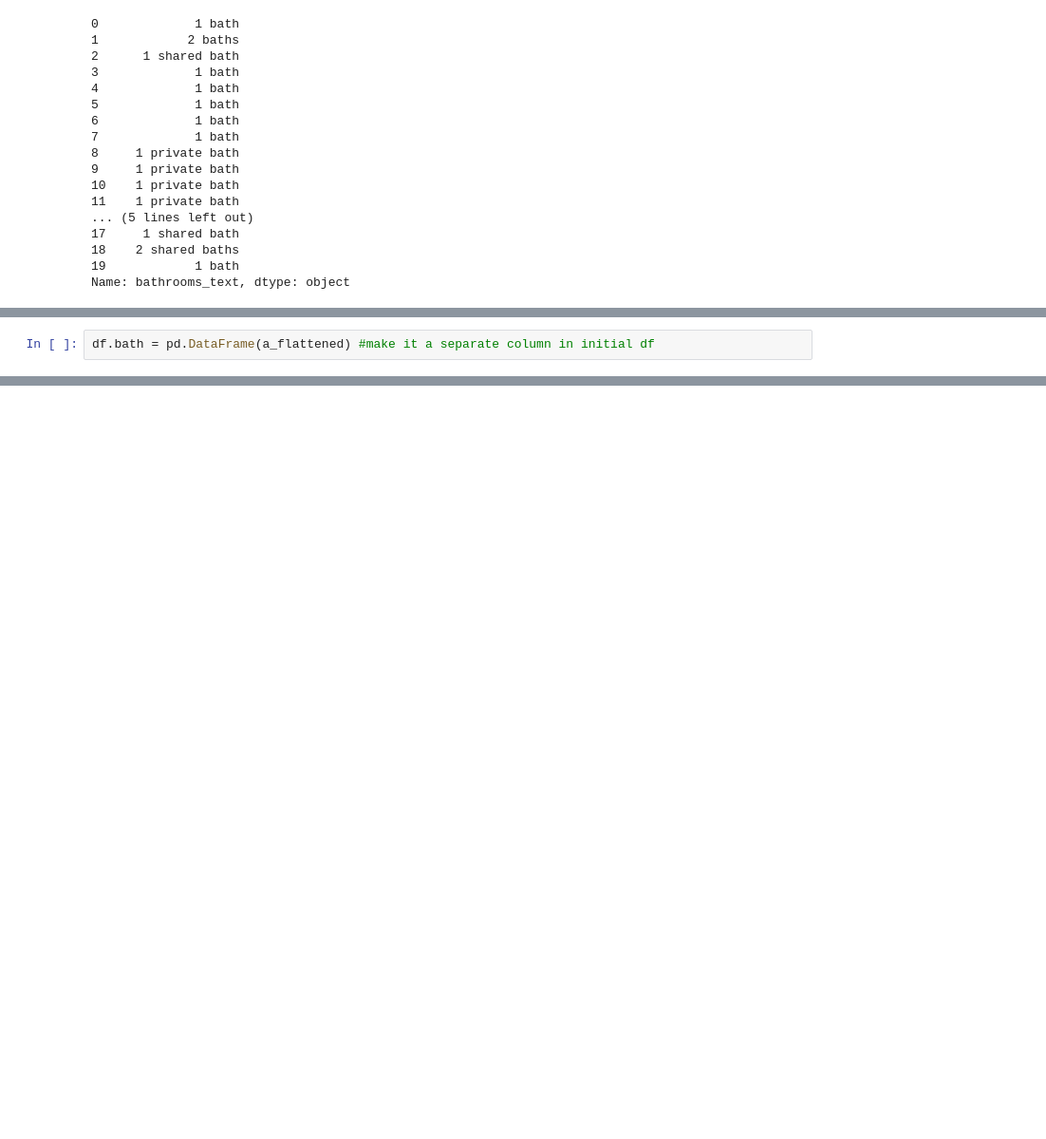
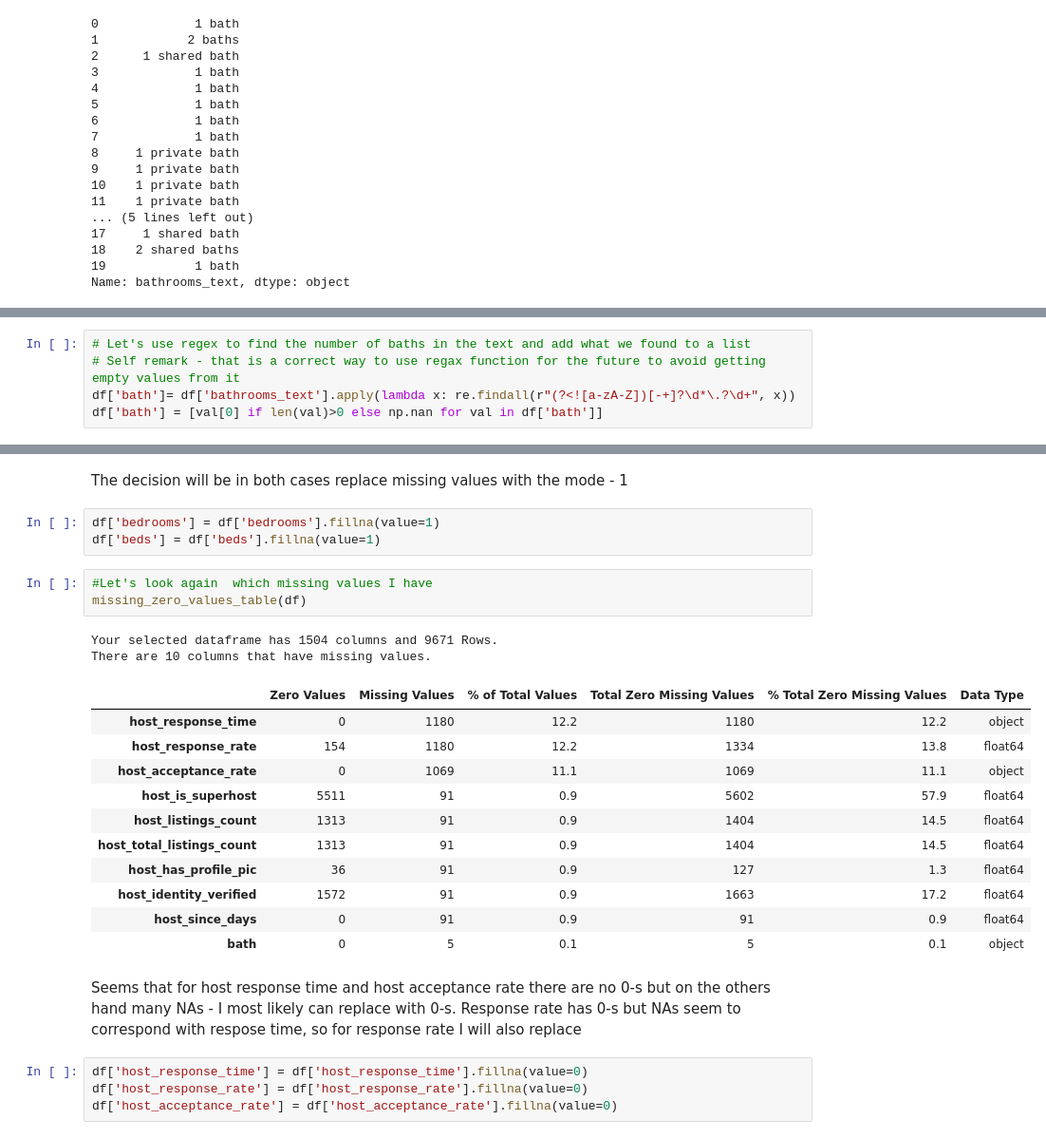
Before and after one commit to pilipentseva/predictions, a Jupyter notebook: Predictions_HW2_airbnb_SD.ipynb, the cells around one changed output, grey strips where cells are left out. Shown: that part at 95% size. Cells and saved outputs as stored; diff of their text form; blank space fills up the shorter version.

```diff
--- a/Predictions_HW2_airbnb_SD.ipynb
+++ b/Predictions_HW2_airbnb_SD.ipynb
@@ -706,2 +642,0 @@ a_flattened #looks better
-# %%
-df.bath = pd.DataFrame(a_flattened) #make it a separate column in initial df
@@ -1111,0 +645,5 @@ AttributeError: 'DataFrame' object has no attribute 'bath'
+# %%
+# Let's use regex to find the number of baths in the text and add what we found to a list
+# Self remark - that is a correct way to use regax function for the future to avoid getting empty values from it
+df['bath']= df['bathrooms_text'].apply(lambda x: re.findall(r"(?<![a-zA-Z])[-+]?\d*\.?\d+", x))
+df['bath'] = [val[0] if len(val)>0 else np.nan for val in df['bath']]
@@ -1111,0 +977,28 @@ AttributeError: 'DataFrame' object has no attribute 'bath'
+# %% [markdown]
+The decision will be in both cases replace missing values with the mode - 1
+# %%
+df['bedrooms'] = df['bedrooms'].fillna(value=1)
+df['beds'] = df['beds'].fillna(value=1)
+# %%
+#Let's look again  which missing values I have
+missing_zero_values_table(df)
+# %% [output]
+Your selected dataframe has 1504 columns and 9671 Rows.
+There are 10 columns that have missing values.
+|  | Zero Values | Missing Values | % of Total Values | Total Zero Missing Values | % Total Zero Missing Values | Data Type |
+| host_response_time | 0 | 1180 | 12.2 | 1180 | 12.2 | object |
+| host_response_rate | 154 | 1180 | 12.2 | 1334 | 13.8 | float64 |
+| host_acceptance_rate | 0 | 1069 | 11.1 | 1069 | 11.1 | object |
+| host_is_superhost | 5511 | 91 | 0.9 | 5602 | 57.9 | float64 |
+| host_listings_count | 1313 | 91 | 0.9 | 1404 | 14.5 | float64 |
+| host_total_listings_count | 1313 | 91 | 0.9 | 1404 | 14.5 | float64 |
+| host_has_profile_pic | 36 | 91 | 0.9 | 127 | 1.3 | float64 |
+| host_identity_verified | 1572 | 91 | 0.9 | 1663 | 17.2 | float64 |
+| host_since_days | 0 | 91 | 0.9 | 91 | 0.9 | float64 |
+| bath | 0 | 5 | 0.1 | 5 | 0.1 | object |
+# %% [markdown]
+Seems that for host response time and host acceptance rate there are no 0-s but on the others hand many NAs - I most likely can replace with 0-s. Response rate has 0-s but NAs seem to correspond with respose time, so for response rate I will also replace
+# %%
+df['host_response_time'] = df['host_response_time'].fillna(value=0)
+df['host_response_rate'] = df['host_response_rate'].fillna(value=0)
+df['host_acceptance_rate'] = df['host_acceptance_rate'].fillna(value=0)
```
Also changed, not shown: parts of 128 cells of this notebook.
